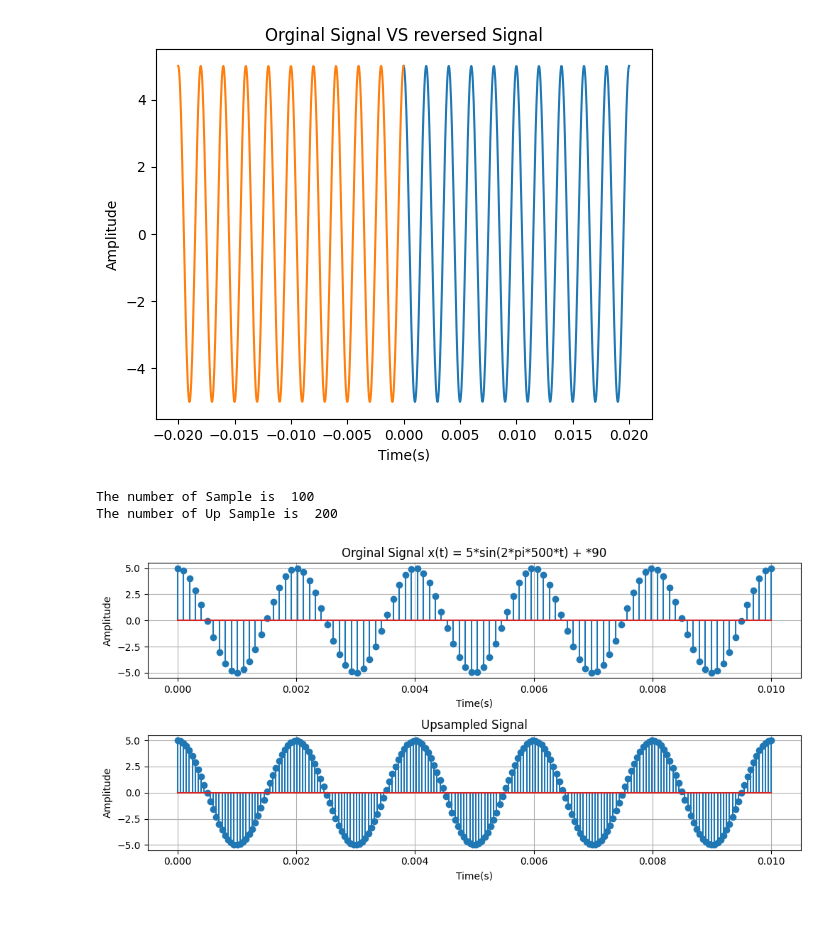
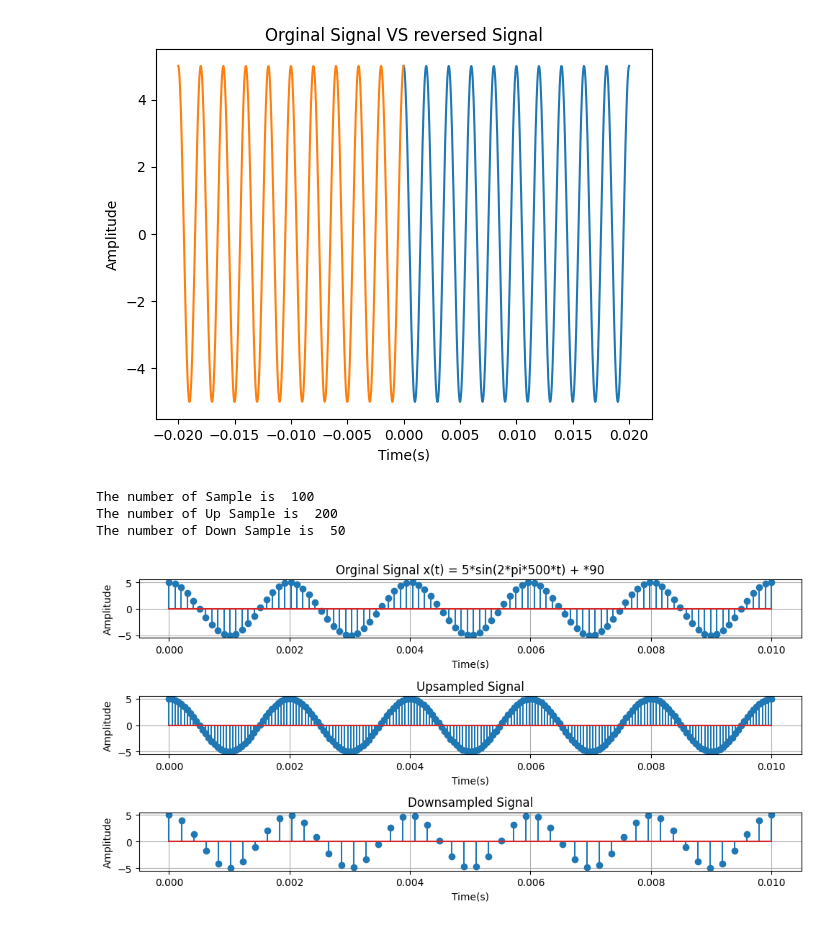
Before and after one commit to Mominur-sumon/Digital-signal-processing-Lab, a Jupyter notebook: practice./lab1.ipynb, the cells around one changed output. Drawn from its saved outputs; the diff is of its cells as text; code cells hidden in the pictures.

Commit message:
down sampling added

```diff
--- a/practice./lab1.ipynb
+++ b/practice./lab1.ipynb
@@ -117,33 +117,50 @@ t0 = 0.0005
 t_orginal = np.linspace(0, 0.01, 100)
 upsample_factor = 2
 t_upsampled = np.linspace(0, 0.01, 100 * upsample_factor)
 
 # Generate the signal
 x_orginal = A * np.sin(2 * np.pi * f * t_orginal + phi)
 x_upsampled = A * np.sin(2 * np.pi * f * t_upsampled + phi)
 
+# Downsample the signal
+down_sample_factor = 2
+t_down_sampled = np.linspace(0, 0.01, 100 // down_sample_factor)
+x_down_sampled = A * np.sin(2 * np.pi * f * t_down_sampled + phi)
+
+# Plot the signals
+
 plt.figure(figsize=(10,5))
 
 print(f"The number of Sample is  {len(t_orginal)}")
-plt.subplot(2,1,1)
+plt.subplot(3,1,1)
 plt.stem(t_orginal, x_orginal)
 plt.title('Orginal Signal x(t) = 5*sin(2*pi*500*t) + *90')
 plt.xlabel('Time(s)')
 plt.ylabel("Amplitude")
 plt.grid(True)
 
 print(f"The number of Up Sample is  {len(t_upsampled)}")
-plt.subplot(2,1,2)
+plt.subplot(3,1,2)
 plt.stem(t_upsampled, x_upsampled)
 plt.title("Upsampled Signal")
 plt.xlabel("Time(s)")
 plt.ylabel("Amplitude")
 plt.grid(True)
 
+print(f"The number of Down Sample is  {len(t_down_sampled)}")
+plt.subplot(3,1,3)
+plt.stem(t_down_sampled, x_down_sampled)
+plt.title("Downsampled Signal")
+plt.xlabel("Time(s)")
+plt.ylabel("Amplitude")
+plt.grid(True)
+
+
 
 plt.tight_layout()
 plt.show()
 # %% [output]
 The number of Sample is  100
 The number of Up Sample is  200
+The number of Down Sample is  50
-[figure, old version]
+[figure, new version]
```
